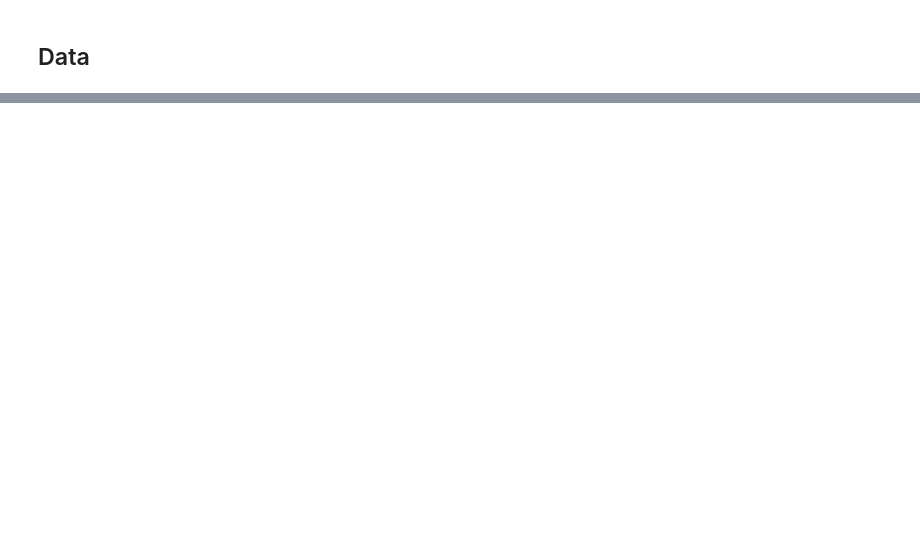
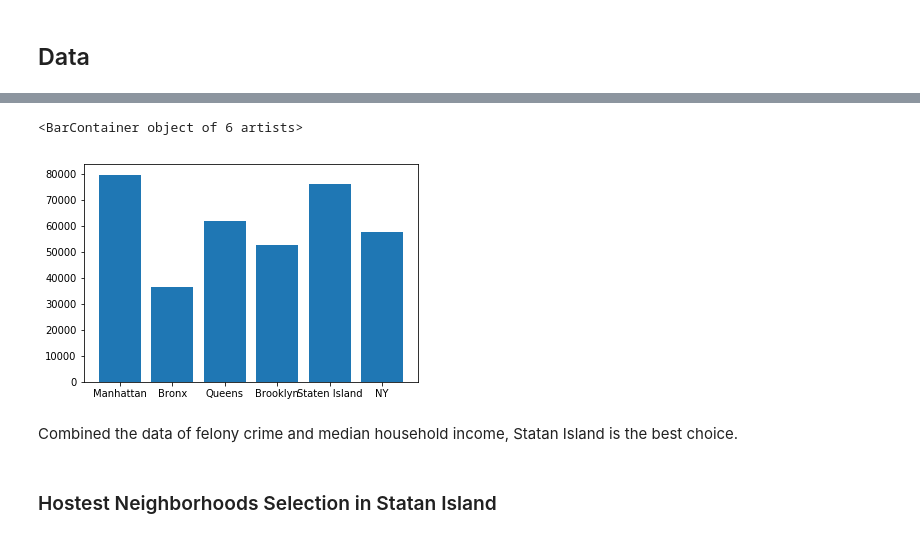
Before and after one commit to Fredddydili/Coursera_Capstone, a Jupyter notebook: Project for The Battle of Neighborhoods.ipynb, the cells around one changed output, grey strips where cells are left out. Drawn from its saved outputs; the diff is of its cells as text; code cells hidden in the pictures; blank space fills up the shorter version.

```diff
--- a/Project for The Battle of Neighborhoods.ipynb
+++ b/Project for The Battle of Neighborhoods.ipynb
@@ -14,0 +204,7 @@ To process this project, New York Neighborhoods data and detailed geographic dat
+# %%
+# Change the columns name and adjust the format
+income_data.columns = ["Fact","Manhattan","Bronx","Queens","Brooklyn","Staten Island", "NY"]
+income_data_convert = income_data.melt(var_name="Borough",value_name="Median Household Income")
+# %%
+income_data_convert = income_data_convert.iloc[1:]
+income_data_convert
@@ -14,0 +219,5 @@ To process this project, New York Neighborhoods data and detailed geographic dat
+# %%
+# Formart the values
+income_data_convert["Median Household Income"] = income_data_convert["Median Household Income"].str.replace("$","").str.replace(",","")
+# %%
+income_data_convert["Median Household Income"] = income_data_convert["Median Household Income"].astype('int64')
@@ -14,0 +263,10 @@ To process this project, New York Neighborhoods data and detailed geographic dat
+# %%
+# Median Income Data by Borough
+plt.bar("Borough","Median Household Income", data=income_data_convert)
+# %% [output]
+<BarContainer object of 6 artists>
+[figure, added]
+# %% [markdown]
+Combined the data of felony crime and median household income, Statan Island is the best choice.
+# %% [markdown]
+### Hostest Neighborhoods Selection in Statan Island
```
Also changed, not shown: parts of 98 cells of this notebook.
